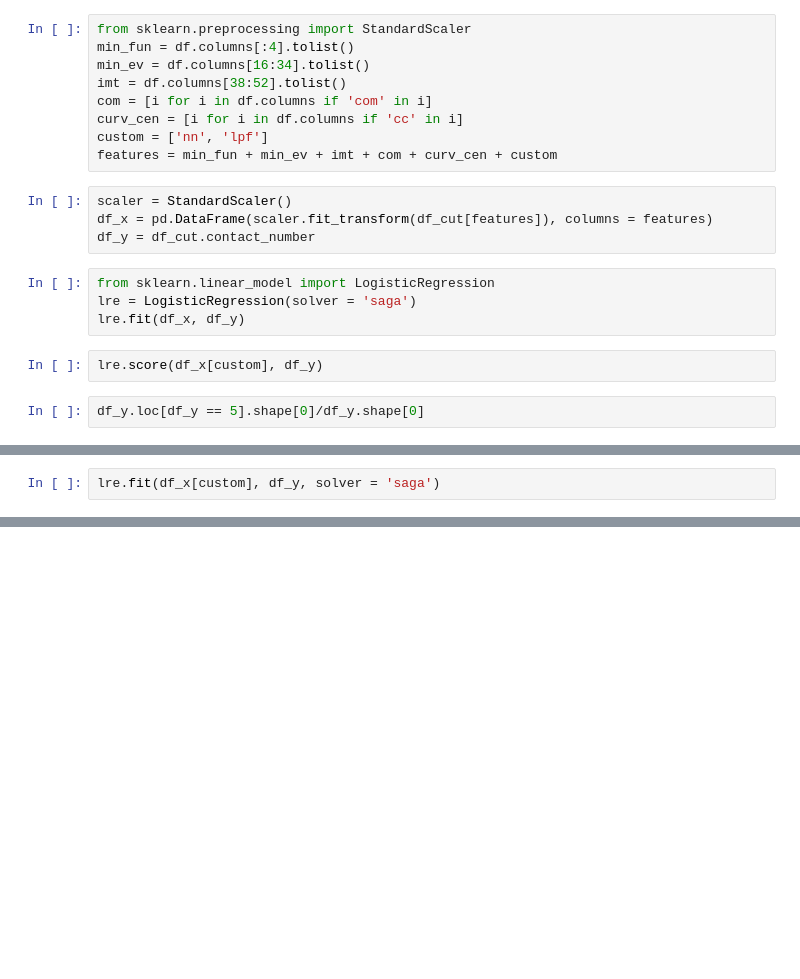
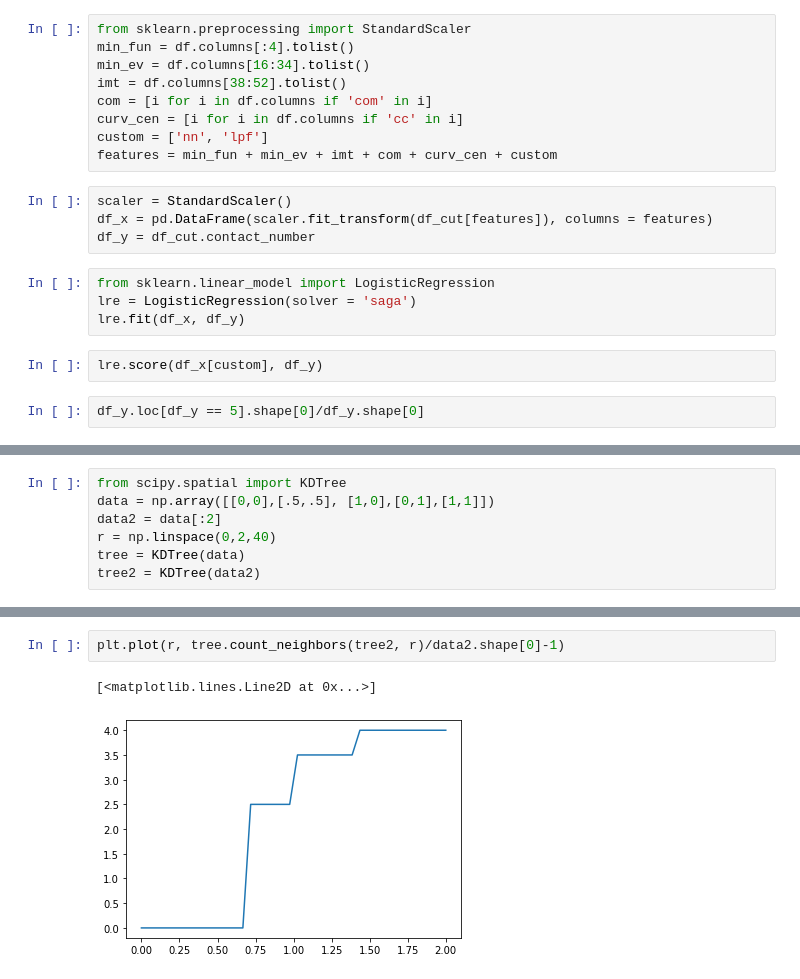
Before and after one commit to AnsgarKuehn/CN_Analysis, a Jupyter notebook: Notebooks/Analysis.ipynb, the cells around one changed output, grey strips where cells are left out. Drawn from its saved outputs; the diff is of its cells as text; blank space fills up the shorter version.

```diff
--- a/Notebooks/Analysis.ipynb
+++ b/Notebooks/Analysis.ipynb
@@ -168,2 +86,7 @@ Iteration 168, loss = 1.14751034
 # %%
-lre.fit(df_x[custom], df_y, solver = 'saga')
+from scipy.spatial import KDTree
+data = np.array([[0,0],[.5,.5], [1,0],[0,1],[1,1]])
+data2 = data[:2]
+r = np.linspace(0,2,40)
+tree = KDTree(data)
+tree2 = KDTree(data2)
@@ -171,0 +102,5 @@ TypeError: fit() got an unexpected keyword argument 'solver'
+# %%
+plt.plot(r, tree.count_neighbors(tree2, r)/data2.shape[0]-1)
+# %% [output]
+[<matplotlib.lines.Line2D at 0x...>]
+[figure, added]
```
Also changed, not shown: parts of 20 cells of this notebook, 5 other files.
